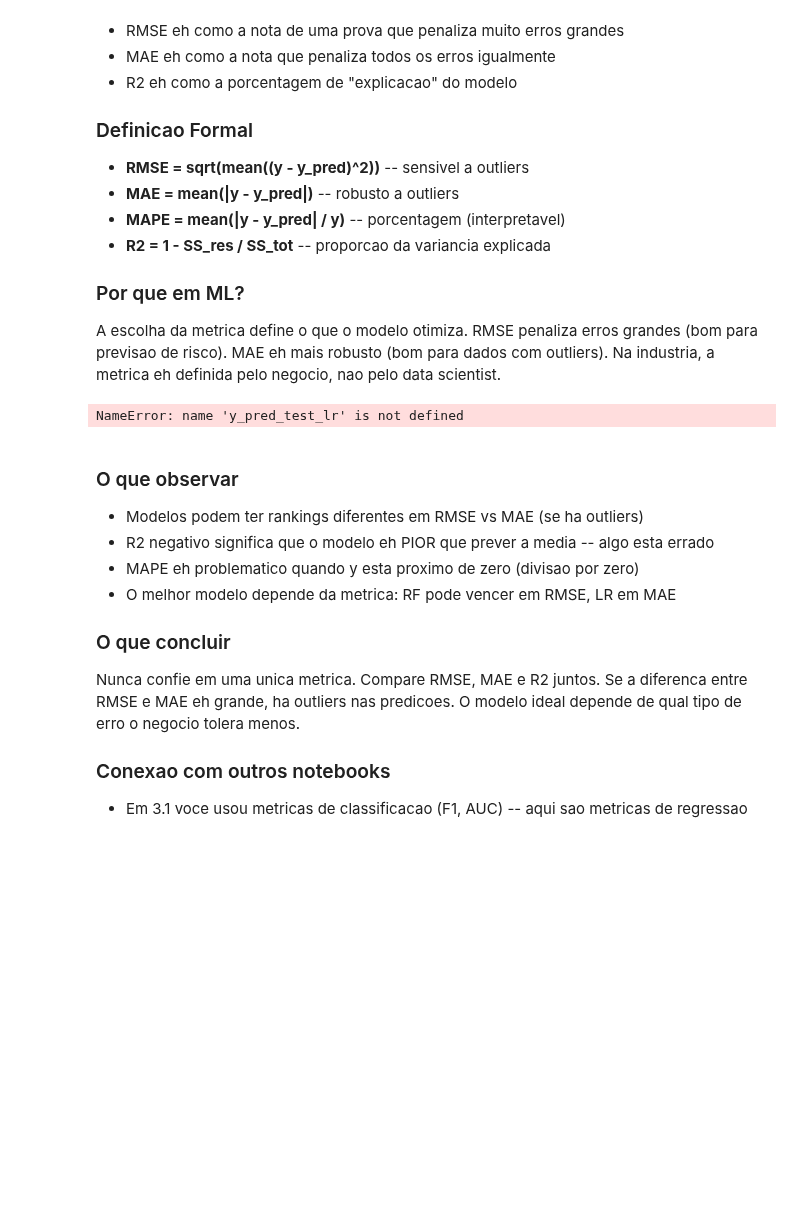
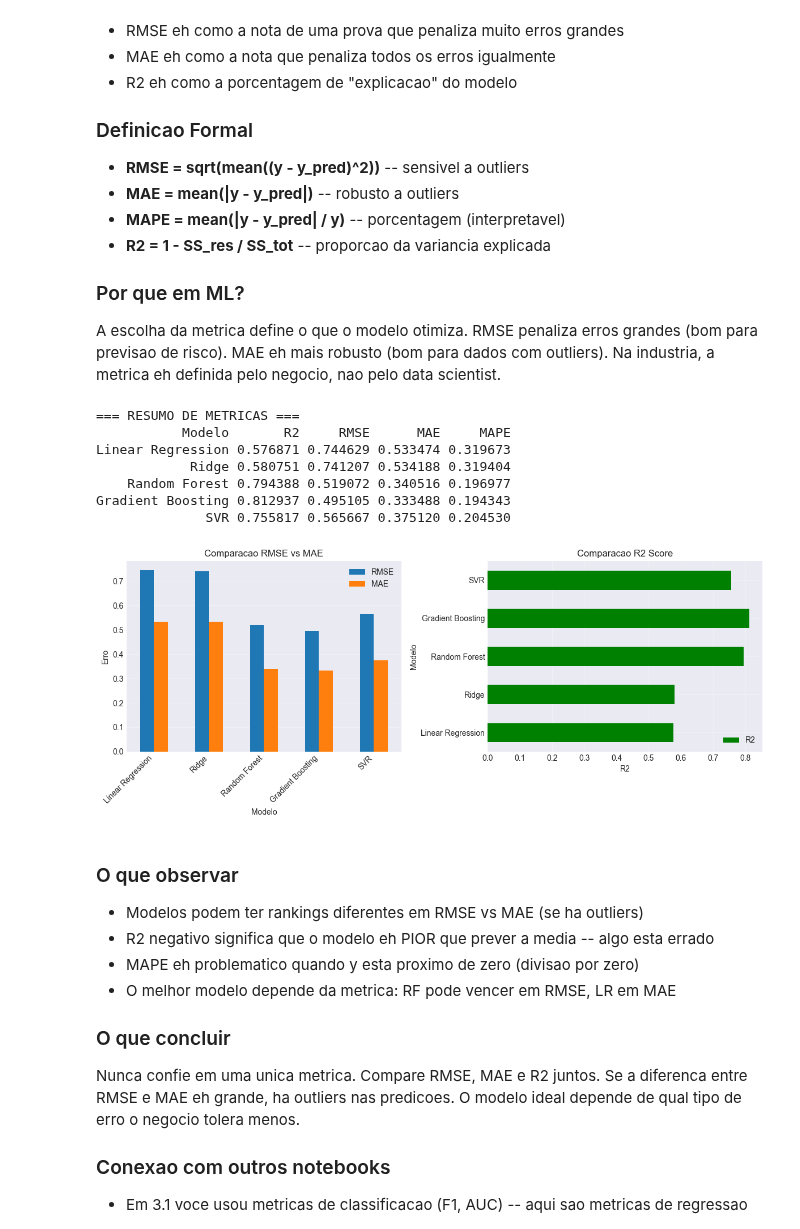
Before and after one commit to guifav/math-statistics-for-ai, a Jupyter notebook: notebooks/03-machine-learning/3_2_regressao_modelos.ipynb, the cells around one changed output. Drawn from its saved outputs; the diff is of its cells as text; code cells hidden in the pictures; blank space fills up the shorter version.

```diff
--- a/notebooks/03-machine-learning/3_2_regressao_modelos.ipynb
+++ b/notebooks/03-machine-learning/3_2_regressao_modelos.ipynb
@@ -1338,34 +764,42 @@ models_summary = {
 metrics_list = []
 for model_name, y_pred in models_summary.items():
     metrics_list.append({
         'Modelo': model_name,
         'R2': r2_score(y_test, y_pred),
         'RMSE': np.sqrt(mean_squared_error(y_test, y_pred)),
         'MAE': mean_absolute_error(y_test, y_pred),
         'MAPE': mean_absolute_percentage_error(y_test, y_pred)
     })
 
+metrics_df = pd.DataFrame(metrics_list)
 print('=== RESUMO DE METRICAS ===')
 print(metrics_df.to_string(index=False))
 
 # Visualizar RMSE e MAE
 fig, axes = plt.subplots(1, 2, figsize=(12, 5))
 metrics_df.set_index('Modelo')[['RMSE', 'MAE']].plot(kind='bar', ax=axes[0])
 axes[0].set_ylabel('Erro')
 axes[0].set_title('Comparacao RMSE vs MAE')
 axes[0].legend()
 axes[0].set_xticklabels(axes[0].get_xticklabels(), rotation=45, ha='right')
 axes[0].grid(True, alpha=0.3)
 
 metrics_df.set_index('Modelo')[['R2']].plot(kind='barh', ax=axes[1], color='green')
 axes[1].set_xlabel('R2')
 axes[1].set_title('Comparacao R2 Score')
 axes[1].grid(True, alpha=0.3)
 
 plt.tight_layout()
 plt.show()
 # %% [output]
-NameError: name 'y_pred_test_lr' is not defined
+=== RESUMO DE METRICAS ===
+           Modelo       R2     RMSE      MAE     MAPE
+Linear Regression 0.576871 0.744629 0.533474 0.319673
+            Ridge 0.580751 0.741207 0.534188 0.319404
+    Random Forest 0.794388 0.519072 0.340516 0.196977
+Gradient Boosting 0.812937 0.495105 0.333488 0.194343
+              SVR 0.755817 0.565667 0.375120 0.204530
+[figure, added]
 # %% [markdown]
 ### O que observar
 
```
Also changed, not shown: parts of 17 cells of this notebook, 55 other files.
